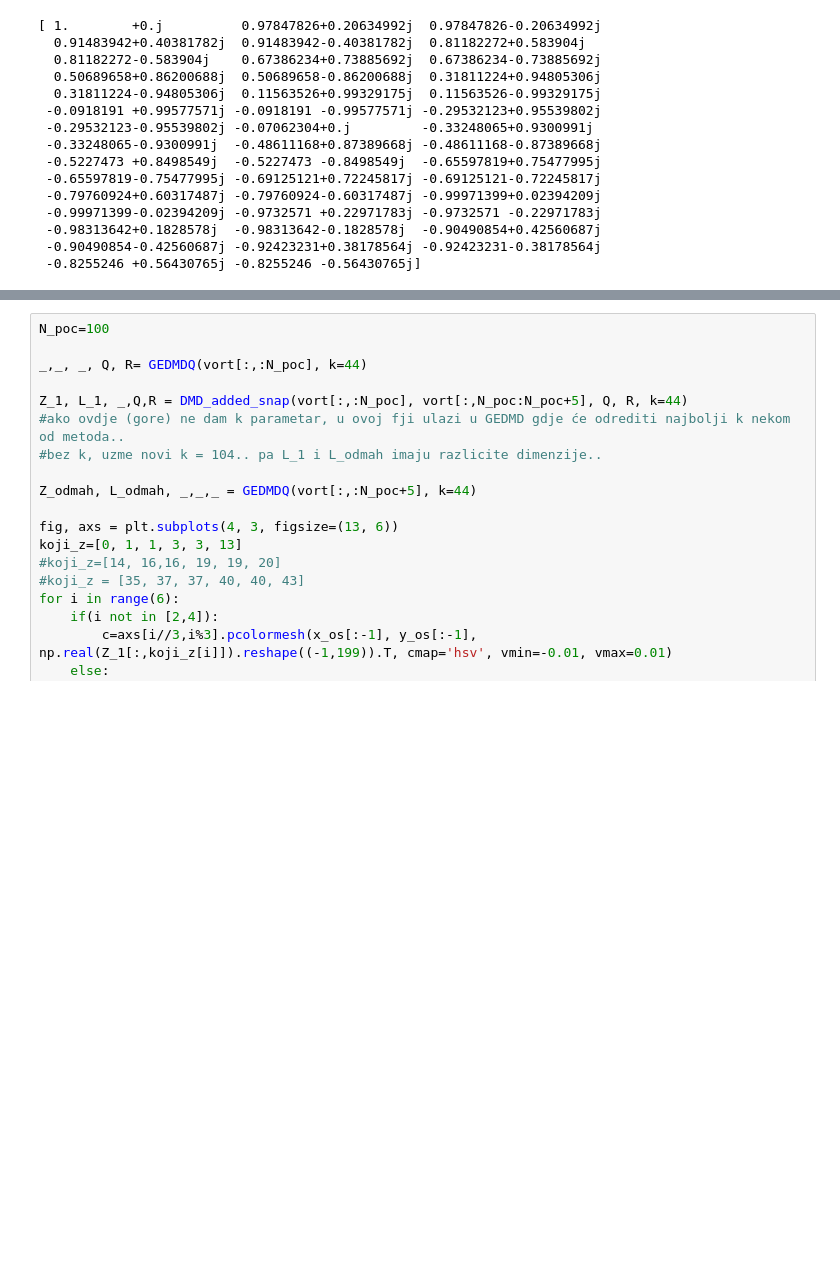
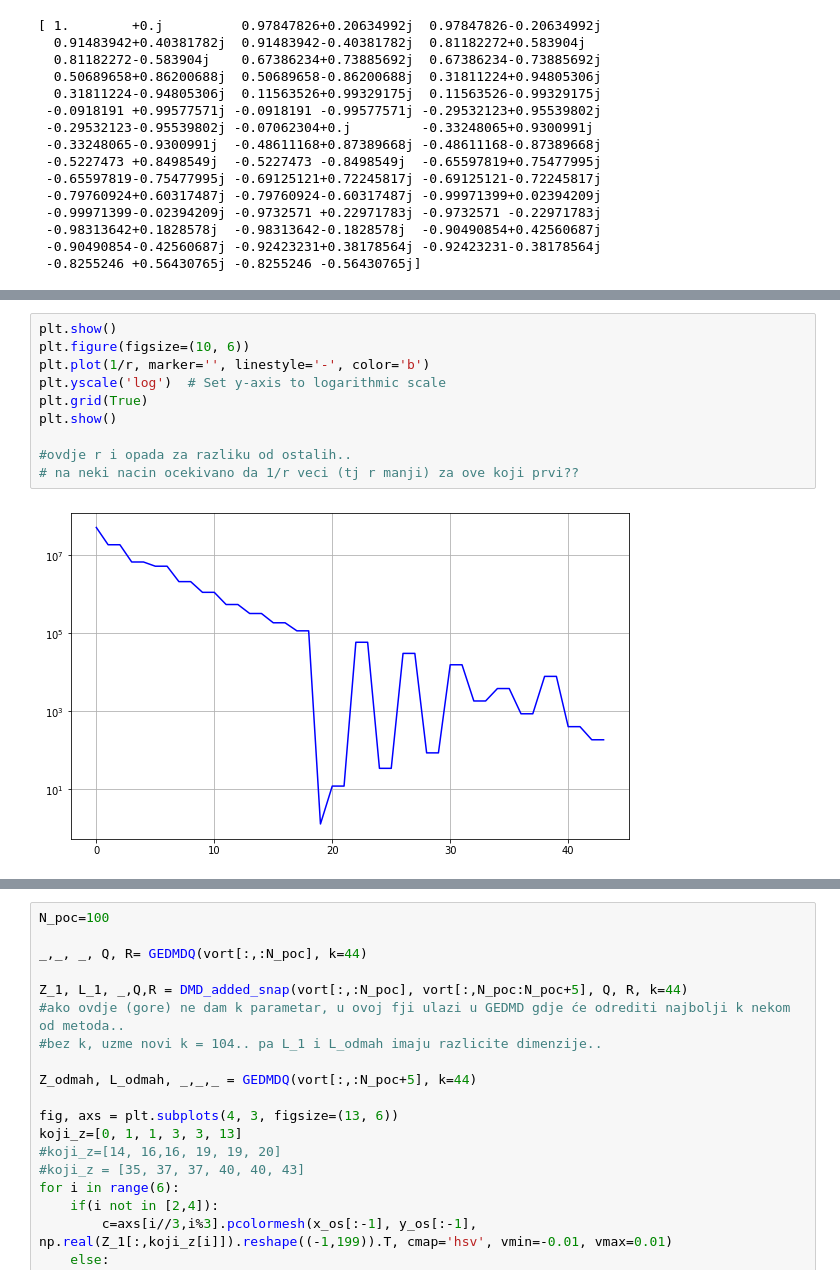
Before and after one commit to ela-d/DMD, a Jupyter notebook: Vorticity_example.ipynb, the cells around one changed output, grey strips where cells are left out. Cells and saved outputs as stored; diff of their text form; blank space fills up the shorter version.

```diff
--- a/Vorticity_example.ipynb
+++ b/Vorticity_example.ipynb
@@ -128,0 +129,12 @@ plt.show()
+# %%
+plt.show()
+plt.figure(figsize=(10, 6))
+plt.plot(1/r, marker='', linestyle='-', color='b')
+plt.yscale('log')  # Set y-axis to logarithmic scale
+plt.grid(True)
+plt.show()
+
+#ovdje r i opada za razliku od ostalih..
+# na neki nacin ocekivano da 1/r veci (tj r manji) za ove koji prvi??
+# %% [output]
+[figure, added]
```
Also changed, not shown: parts of 11 cells of this notebook, 2 other files.
